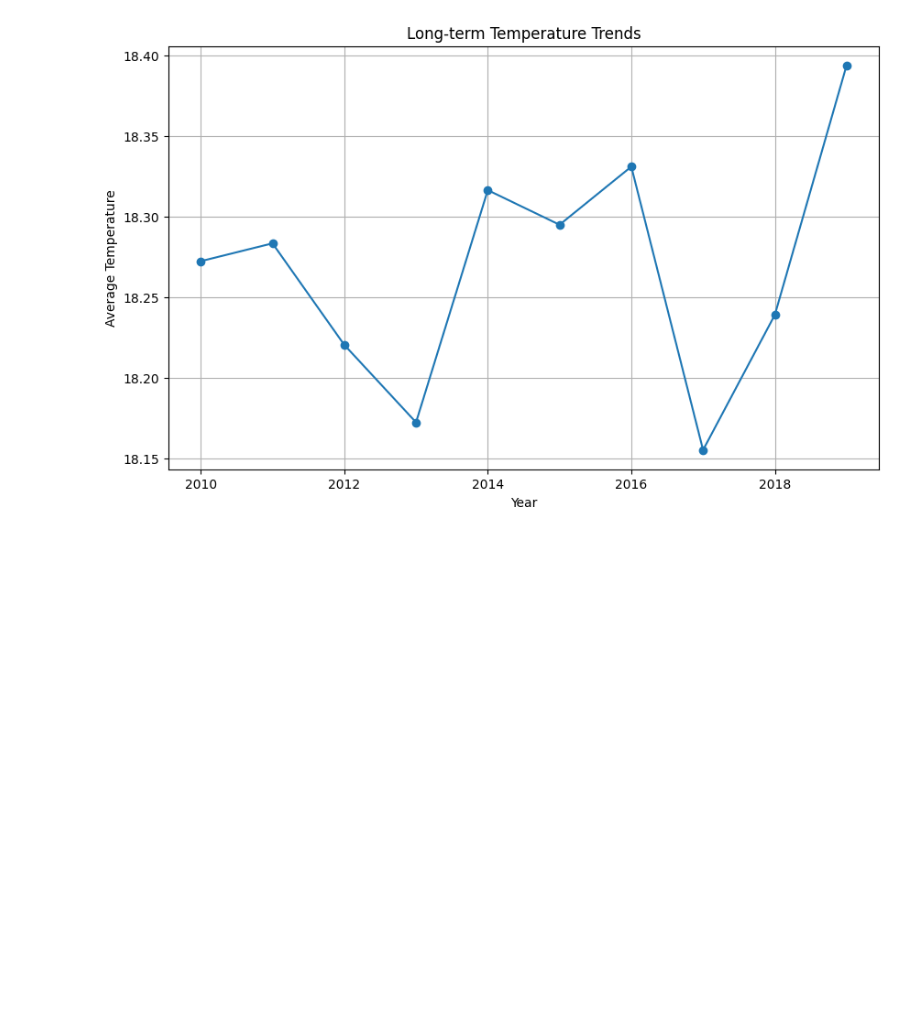
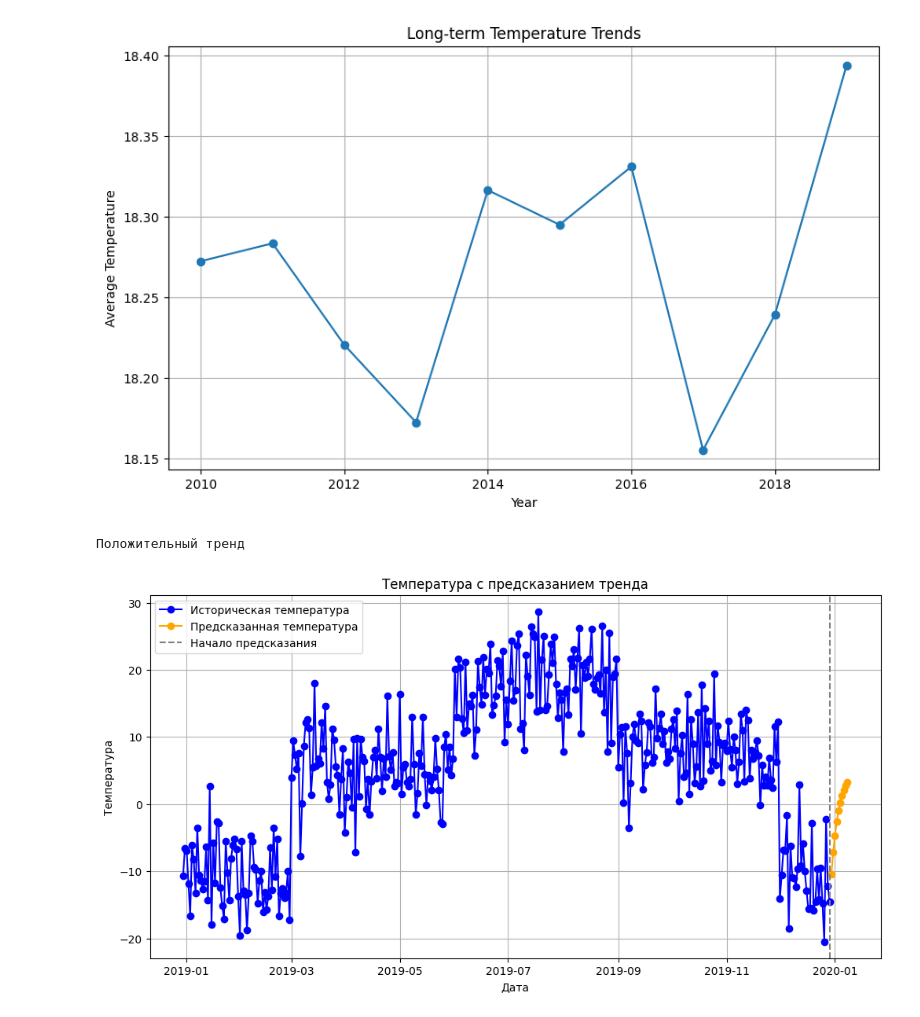
Before and after one commit to bagagaga/hse_python_1st_hw, a Jupyter notebook: notebooks/01_historical_data_eda.ipynb, the cells around one changed output. Cells and saved outputs as stored; diff of their text form; code cells hidden in the pictures; blank space fills up the shorter version.

```diff
--- a/notebooks/01_historical_data_eda.ipynb
+++ b/notebooks/01_historical_data_eda.ipynb
@@ -137,3 +118,61 @@ data['year'] = data['timestamp'].dt.year
 plot_long_term_trends(data)
 # %% [output]
 [figure]
+# %%
+def detect_trend(data):
+    X = data['temperature'].shift(-1).fillna(0).values.reshape(-1, 1)
+    y = data['temperature'].values
+
+    model = LinearRegression()
+    model.fit(X, y)
+    slope = model.coef_[0]
+
+    if slope > 0:
+        trend = 'Положительный тренд'
+    elif slope < 0:
+        trend = 'Отрицательный тренд'
+    else:
+        trend = 'Нет тренда'
+
+    return model, trend
+# %%
+data = data[data['city'] == 'Moscow']
+# %%
+data = data.sort_values('timestamp')
+model, trend_result = detect_trend(data)
+data = data[int(len(data)*0.9):]
+print(trend_result)
+
+last_temperature = data['temperature'].iloc[-1]
+future_temperatures = []
+
+for _ in range(10):
+    next_temp = model.predict(np.array([[last_temperature]]))[0]
+    future_temperatures.append(next_temp)
+    last_temperature = next_temp
+
+future_dates = pd.date_range(start=data['timestamp'].iloc[-1] + pd.Timedelta(days=1), periods=10)
+future_data = pd.DataFrame({
+    'timestamp': future_dates,
+    'temperature': future_temperatures
+})
+
+combined_data = pd.concat([data, future_data], ignore_index=True)
+
+plt.figure(figsize=(12, 6))
+
+plt.plot(data['timestamp'], data['temperature'], label='Историческая температура', color='blue', marker='o')
+
+plt.plot(future_data['timestamp'], future_data['temperature'], label='Предсказанная температура', color='orange', marker='o')
+
+plt.title('Температура с предсказанием тренда')
+plt.xlabel('Дата')
+plt.ylabel('Температура')
+plt.axvline(x=data['timestamp'].iloc[-1], color='gray', linestyle='--', label='Начало предсказания')
+
+plt.legend()
+plt.grid()
+plt.show()
+# %% [output]
+Положительный тренд
+[figure, added]
```
Also changed, not shown: parts of 4 cells of this notebook.
